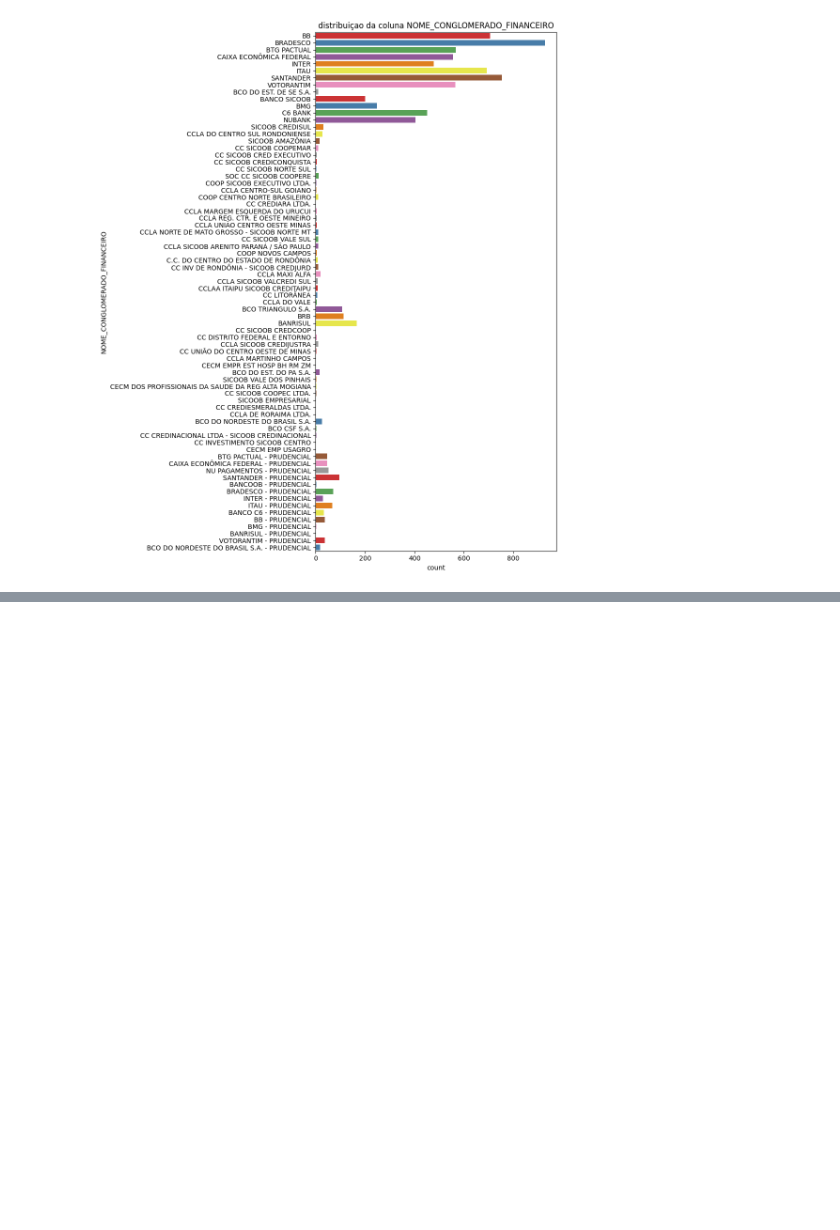
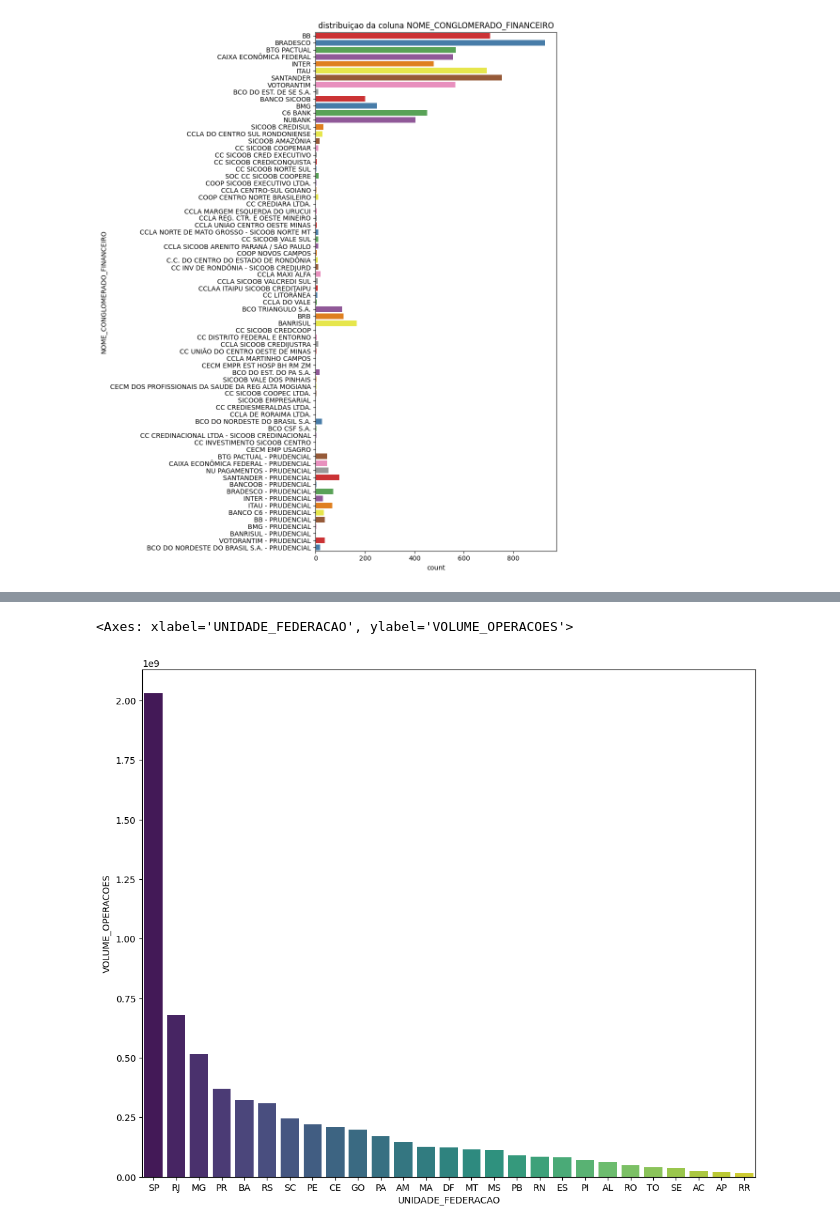
Before and after one commit to WesleySouza13/Projeto-Risco-de-Credito---Desenrola-Brasil, a Jupyter notebook: notebooks/notebook.ipynb, the cells around one changed output, grey strips where cells are left out. Cells and saved outputs as stored; diff of their text form; code cells hidden in the pictures; blank space fills up the shorter version.

```diff
--- a/notebooks/notebook.ipynb
+++ b/notebooks/notebook.ipynb
@@ -199,0 +259,8 @@ for i, cat in enumerate(cat_col):
+# %%
+#estados com maior volume de operações
+states_volumn = df2.groupby('UNIDADE_FEDERACAO')['VOLUME_OPERACOES'].sum().sort_values(ascending=False)
+plt.figure(figsize=(12,10))
+sns.barplot(states_volumn, palette ='viridis')
+# %% [output]
+<Axes: xlabel='UNIDADE_FEDERACAO', ylabel='VOLUME_OPERACOES'>
+[figure, added]
```
Also changed, not shown: parts of 8 cells of this notebook.
